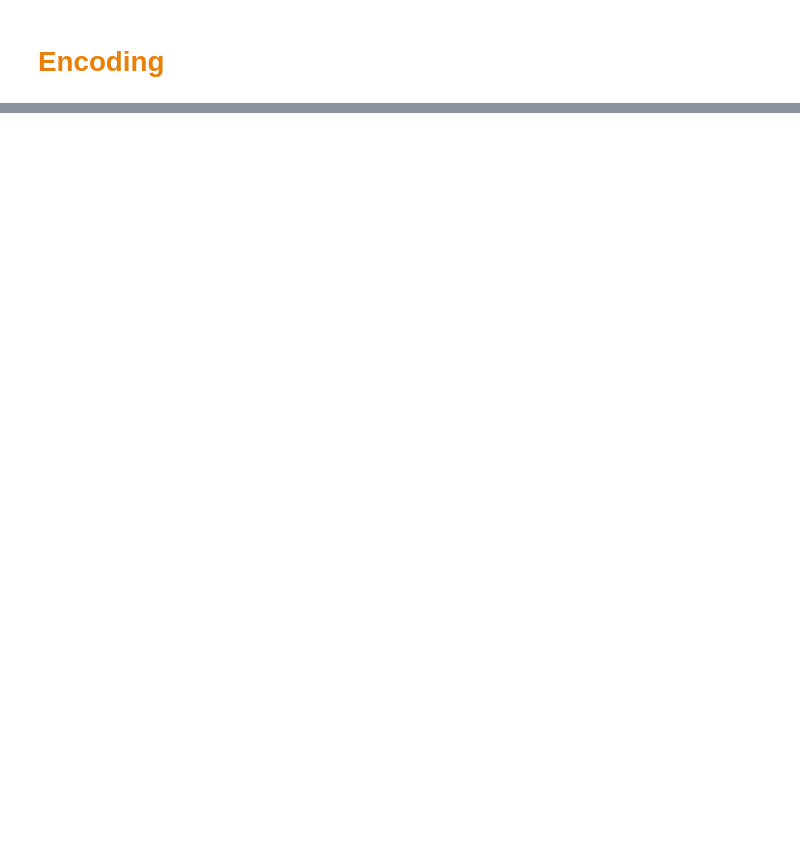
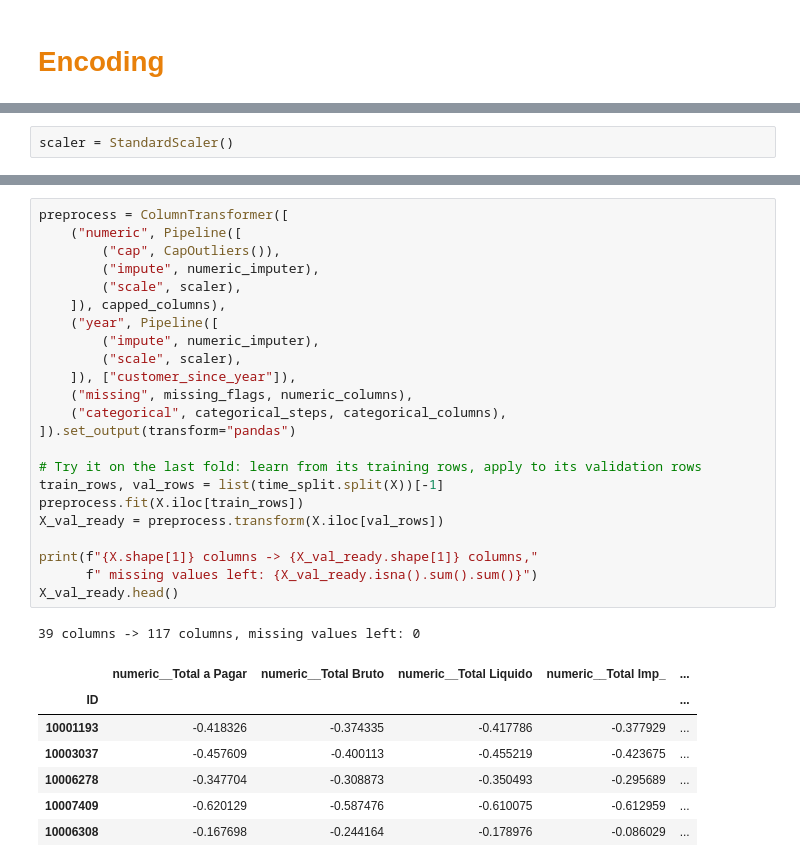
Before and after one commit to MiguelSantos00/Predicting-Repeat-Purchases-ML, a Jupyter notebook: notebooks/Homework_Group06_Clean_Pre-Process.ipynb, the cells around one changed output, grey strips where cells are left out. Cells and saved outputs as stored; diff of their text form; blank space fills up the shorter version.

Commit message:
cleaning and preprocessing done

```diff
--- a/notebooks/Homework_Group06_Clean_Pre-Process.ipynb
+++ b/notebooks/Homework_Group06_Clean_Pre-Process.ipynb
@@ -256,0 +359,2 @@ Validation: (1294, 39), 2023-06-17 to 2025-02-15, repeat rate 0.61
+# %%
+scaler = StandardScaler()
@@ -256,0 +376,32 @@ Validation: (1294, 39), 2023-06-17 to 2025-02-15, repeat rate 0.61
+# %%
+preprocess = ColumnTransformer([
+    ("numeric", Pipeline([
+        ("cap", CapOutliers()),
+        ("impute", numeric_imputer),
+        ("scale", scaler),
+    ]), capped_columns),
+    ("year", Pipeline([
+        ("impute", numeric_imputer),
+        ("scale", scaler),
+    ]), ["customer_since_year"]),
+    ("missing", missing_flags, numeric_columns),
+    ("categorical", categorical_steps, categorical_columns),
+]).set_output(transform="pandas")
+
+# Try it on the last fold: learn from its training rows, apply to its validation rows
+train_rows, val_rows = list(time_split.split(X))[-1]
+preprocess.fit(X.iloc[train_rows])
+X_val_ready = preprocess.transform(X.iloc[val_rows])
+
+print(f"{X.shape[1]} columns -> {X_val_ready.shape[1]} columns,"
+      f" missing values left: {X_val_ready.isna().sum().sum()}")
+X_val_ready.head()
+# %% [output]
+39 columns -> 117 columns, missing values left: 0
+|  | numeric__Total a Pagar | numeric__Total Bruto | numeric__Total Liquido | numeric__Total Imp_ | ... |
+| ID |  |  |  |  | ... |
+| 10001193 | -0.418326 | -0.374335 | -0.417786 | -0.377929 | ... |
+| 10003037 | -0.457609 | -0.400113 | -0.455219 | -0.423675 | ... |
+| 10006278 | -0.347704 | -0.308873 | -0.350493 | -0.295689 | ... |
+| 10007409 | -0.620129 | -0.587476 | -0.610075 | -0.612959 | ... |
+| 10006308 | -0.167698 | -0.244164 | -0.178976 | -0.086029 | ... |
```
Also changed, not shown: parts of 18 cells of this notebook, 5 other files.
